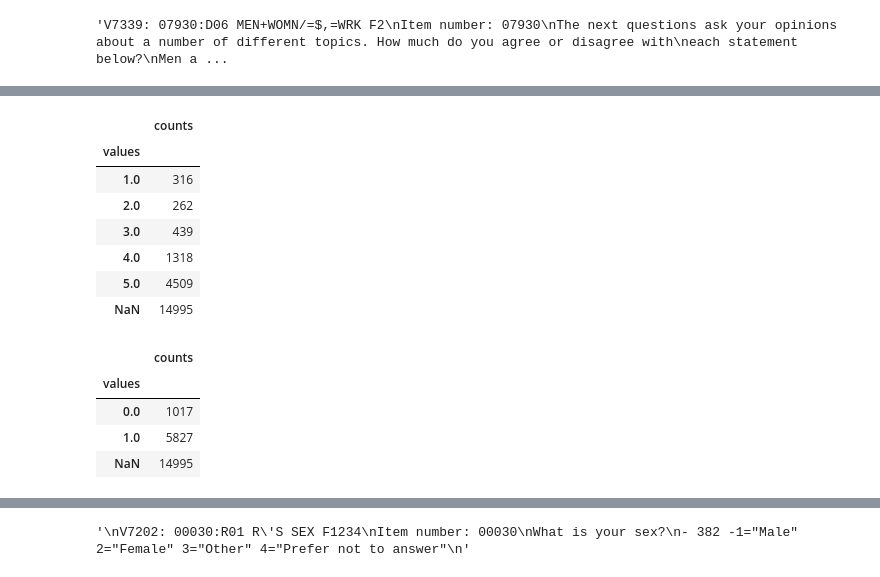
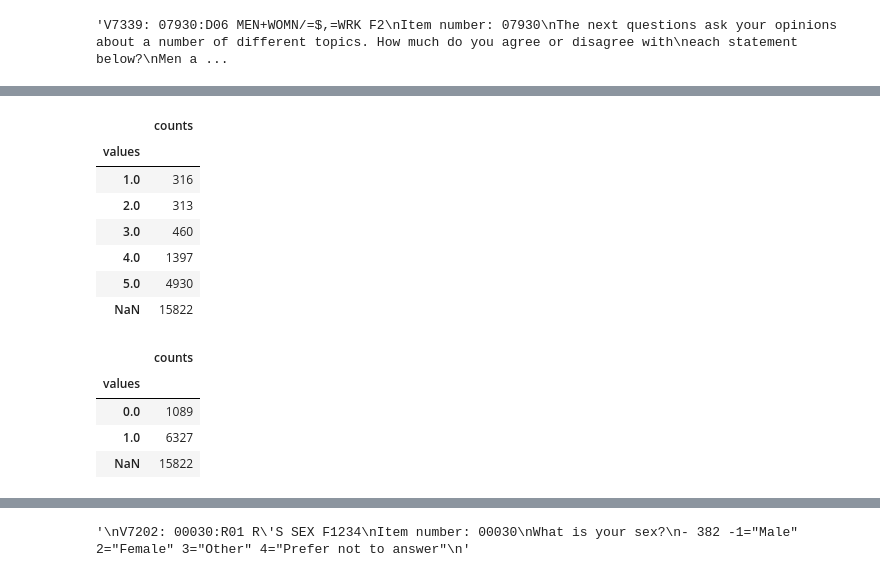
Before and after one commit to AllenDowney/MonitoringTheFuture, a Jupyter notebook: mtf_8_and_10.ipynb, the cells around one changed output, grey strips where cells are left out. Drawn from its saved outputs; the diff is of its cells as text; code cells hidden in the pictures.

```diff
--- a/mtf_810_2022.ipynb
+++ b/mtf_8_and_10.ipynb
@@ -83,7 +259,6 @@ Responses from the Western region intentionally deleted.
 # %%
-FEFAM = 'V7341'
-df[FEFAM] = df[FEFAM].replace([-8, -9], np.nan)
-value_counts(df[FEFAM])
+df[FEFAM[year]] = df[FEFAM[year]].replace([0, 9, -8, -9], np.nan)
+value_counts(df[FEFAM[year]])
 # %% [output]
 |  | counts |
 | values |  |
@@ -112,10 +287,15 @@ Men and women should be paid the same money if they do the same work
 """
 # %% [output]
 'V7339: 07930:D06 MEN+WOMN/=$,=WRK F2\nItem number: 07930\nThe next questions ask your opinions about a number of different topics. How much do you agree or disagree with\neach statement below?\nMen a ...
+# %%
+FEWORK = {
+    1994: 'V1139',
+    2022: 'V7339'
+}
+FEWORK = make_defaultdict(FEWORK, 'V7339')
 # %%
-FEWORK = 'V7339'
-df[FEWORK] = df[FEWORK].replace([-8, -9], np.nan)
-value_counts(df[FEWORK])
+df[FEWORK[year]] = df[FEWORK[year]].replace([0, 9, -8, -9], np.nan)
+value_counts(df[FEWORK[year]])
 # %% [output]
 |  | counts |
 | values |  |
@@ -146,28 +326,33 @@ How much do you agree or disagree with each statement below?
 A woman should have exactly the same job opportunities as a man
 1="Disagree" 2="Mostly Disagree" 3="Neither" 4="Mostly Agree" 5="Agree"
 """;
+# %%
+FEJOB = {
+    1994: 'V1140',
+    2022: 'V7340'
+}
+FEJOB = make_defaultdict(FEJOB, 'V7340')
 # %%
-FEJOB = 'V7340'
-df[FEJOB] = df[FEJOB].replace([-8, -9], np.nan)
-value_counts(df[FEJOB])
+df[FEJOB[year]] = df[FEJOB[year]].replace([0, 9, -8, -9], np.nan)
+value_counts(df[FEJOB[year]])
 # %% [output]
 |  | counts |
 | values |  |
 | 1.0 | 316 |
-| 2.0 | 262 |
-| 3.0 | 439 |
-| 4.0 | 1318 |
-| 5.0 | 4509 |
-| NaN | 14995 |
+| 2.0 | 313 |
+| 3.0 | 460 |
+| 4.0 | 1397 |
+| 5.0 | 4930 |
+| NaN | 15822 |
 # %%
-set_target(df, FEJOB, [4, 5], 'fejob')
+set_target(df, FEJOB[year], [4, 5], 'fejob')
 value_counts(df['fejob'])
 # %% [output]
 |  | counts |
 | values |  |
-| 0.0 | 1017 |
-| 1.0 | 5827 |
-| NaN | 14995 |
+| 0.0 | 1089 |
+| 1.0 | 6327 |
+| NaN | 15822 |
 # %%
 df['fejob'].mean()
 # %% [output]
```
Also changed, not shown: parts of 28 cells of this notebook.
